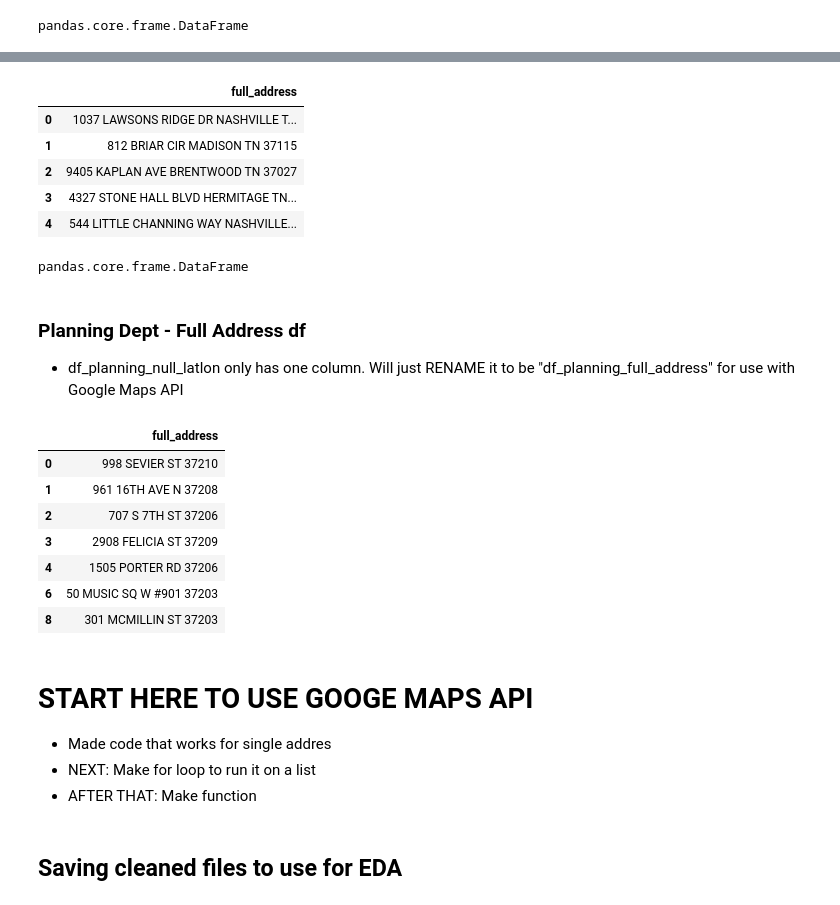
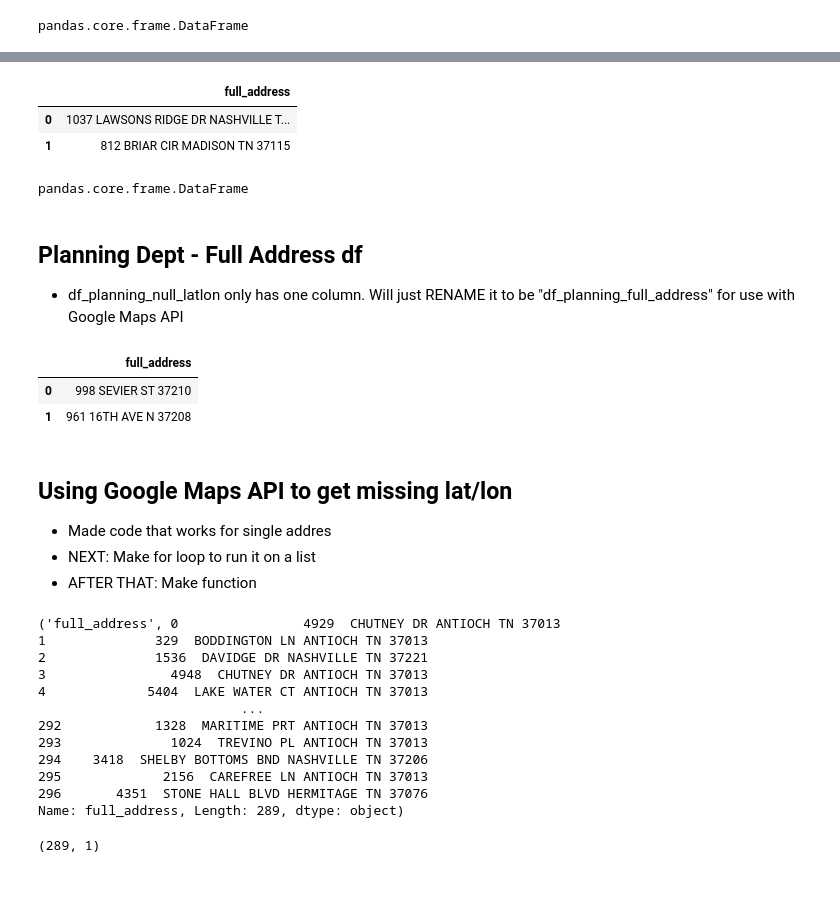
Before and after one commit to lorirocks/nashville-neighborhoods-capstone, a Jupyter notebook: notebooks/1_dataprep.ipynb, the cells around one changed output, grey strips where cells are left out. Saved outputs shown, nothing was run; the diff lists cells and outputs as text; code cells hidden in the pictures.

Commit message:
In 1_dataprep: Worked on Google Maps Geocoding API to get missing lat/lon (incomplete, might come back to this later). Finished 1_dataprep, exported cleaned files.

```diff
--- a/notebooks/1_dataprep.ipynb
+++ b/notebooks/1_dataprep.ipynb
@@ -1657,20 +1614,17 @@ See the caveats in the documentation: https://pandas.pydata.org/pandas-docs/stab
 # Created new df that has only the full address column
 
 df_bldg_issued_full_address = df_bldg_issued_null_latlon['full_address'].to_frame()
-df_bldg_issued_full_address.head()
+df_bldg_issued_full_address.head(2)
 # %% [output]
 |  | full_address |
 | 0 | 1037 LAWSONS RIDGE DR NASHVILLE T... |
 | 1 | 812 BRIAR CIR MADISON TN 37115 |
-| 2 | 9405 KAPLAN AVE BRENTWOOD TN 37027 |
-| 3 | 4327 STONE HALL BLVD HERMITAGE TN... |
-| 4 | 544 LITTLE CHANNING WAY NASHVILLE... |
 # %%
 type(df_bldg_issued_full_address)
 # %% [output]
 pandas.core.frame.DataFrame
 # %% [markdown]
-### Planning Dept - Full Address df
+## Planning Dept - Full Address df
 - df_planning_null_latlon only has one column. Will just RENAME it to be "df_planning_full_address" for use with Google Maps API
 # %%
 # Renaming df_planning_null_latlon, and changing column header to "full_address"
@@ -1679,19 +1633,14 @@ df_planning_null_latlon.columns = ['full_address']
 # %%
 # To identify that this full address doesn't have city/state, naming it accordingly
 
 df_planning_full_address_no_cityst = df_planning_null_latlon['full_address'].to_frame()
-df_planning_full_address_no_cityst
+df_planning_full_address_no_cityst.head(2)
 # %% [output]
 |  | full_address |
 | 0 | 998 SEVIER ST 37210 |
 | 1 | 961 16TH AVE N 37208 |
-| 2 | 707 S 7TH ST 37206 |
-| 3 | 2908 FELICIA ST 37209 |
-| 4 | 1505 PORTER RD 37206 |
-| 6 | 50 MUSIC SQ W #901 37203 |
-| 8 | 301 MCMILLIN ST 37203 |
 # %% [markdown]
-# START HERE TO USE GOOGE MAPS API
+## Using Google Maps API to get missing lat/lon
 - Made code that works for single addres
 - NEXT: Make for loop to run it on a list
 - AFTER THAT: Make function
@@ -1715,2 +1656,22 @@ df_planning_full_address_no_cityst
-# %% [markdown]
-## Saving cleaned files to use for EDA
+# %%
+# Experimenting with for loop
+
+for key in df_bldg_apps_full_address.iteritems():
+    print(key)
+# %% [output]
+('full_address', 0                4929  CHUTNEY DR ANTIOCH TN 37013
+1              329  BODDINGTON LN ANTIOCH TN 37013
+2              1536  DAVIDGE DR NASHVILLE TN 37221
+3                4948  CHUTNEY DR ANTIOCH TN 37013
+4             5404  LAKE WATER CT ANTIOCH TN 37013
+                          ...
+292            1328  MARITIME PRT ANTIOCH TN 37013
+293              1024  TREVINO PL ANTIOCH TN 37013
+294    3418  SHELBY BOTTOMS BND NASHVILLE TN 37206
+295             2156  CAREFREE LN ANTIOCH TN 37013
+296       4351  STONE HALL BLVD HERMITAGE TN 37076
+Name: full_address, Length: 289, dtype: object)
+# %%
+df_bldg_apps_full_address.shape
+# %% [output]
+(289, 1)
```
Also changed, not shown: parts of 39 cells of this notebook, 6 other files.
